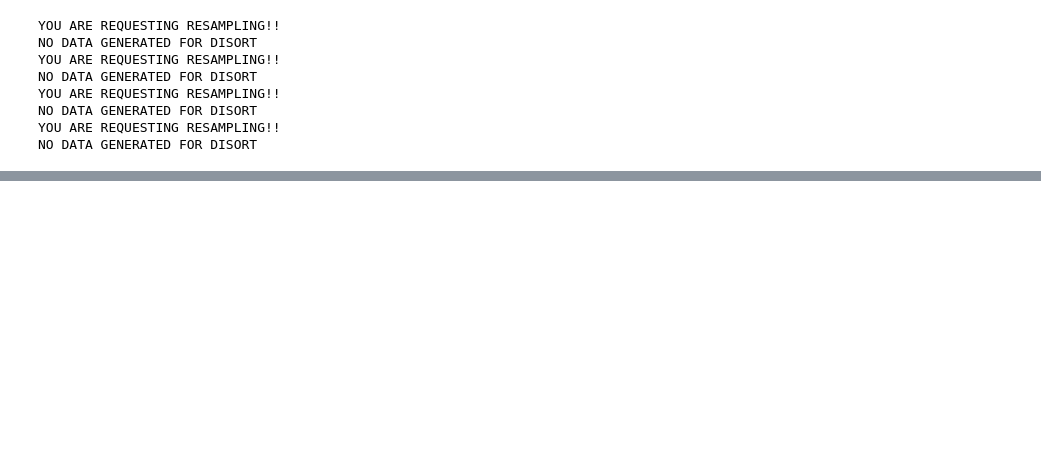
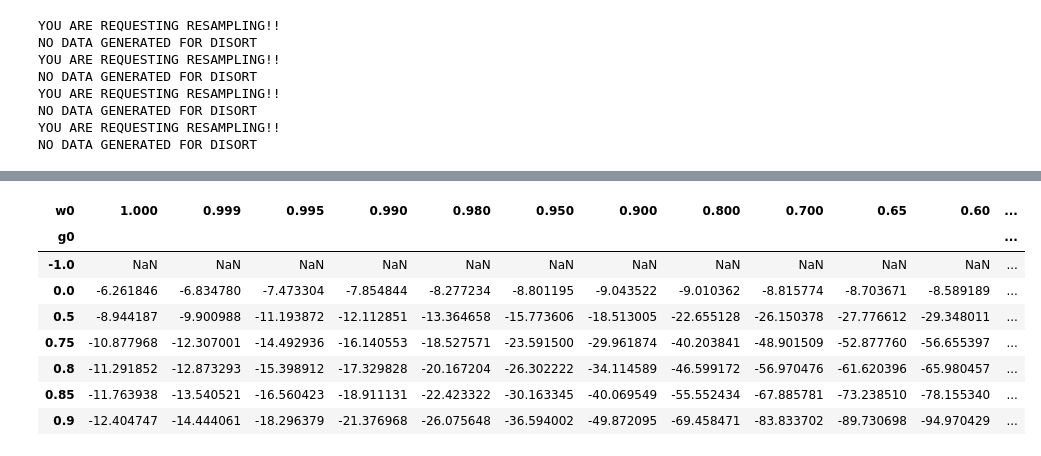
Before and after one commit to natashabatalha/picaso, a Jupyter notebook: docs/notebooks/DISORT_compare.ipynb, the cells around one changed output, grey strips where cells are left out. Saved outputs shown, nothing was run; the diff lists cells and outputs as text; code cells hidden in the pictures; blank space fills up the shorter version.

```diff
--- a/docs/notebooks/DISORT_compare.ipynb
+++ b/docs/notebooks/DISORT_compare.ipynb
@@ -79 +93,13 @@ show(jpi.create_heat_map(quad_SH4, rayleigh=False))
+# %%
+compare_SH
+# %% [output]
+| w0 | 1.000 | 0.999 | 0.995 | 0.990 | 0.980 | 0.950 | 0.900 | 0.800 | 0.700 | 0.65 | 0.60 | ... |
+| g0 |  |  |  |  |  |  |  |  |  |  |  | ... |
+| -1.0 | NaN | NaN | NaN | NaN | NaN | NaN | NaN | NaN | NaN | NaN | NaN | ... |
+| 0.0 | -6.261846 | -6.834780 | -7.473304 | -7.854844 | -8.277234 | -8.801195 | -9.043522 | -9.010362 | -8.815774 | -8.703671 | -8.589189 | ... |
+| 0.5 | -8.944187 | -9.900988 | -11.193872 | -12.112851 | -13.364658 | -15.773606 | -18.513005 | -22.655128 | -26.150378 | -27.776612 | -29.348011 | ... |
+| 0.75 | -10.877968 | -12.307001 | -14.492936 | -16.140553 | -18.527571 | -23.591500 | -29.961874 | -40.203841 | -48.901509 | -52.877760 | -56.655397 | ... |
+| 0.8 | -11.291852 | -12.873293 | -15.398912 | -17.329828 | -20.167204 | -26.302222 | -34.114589 | -46.599172 | -56.970476 | -61.620396 | -65.980457 | ... |
+| 0.85 | -11.763938 | -13.540521 | -16.560423 | -18.911131 | -22.423322 | -30.163345 | -40.069549 | -55.552434 | -67.885781 | -73.238510 | -78.155340 | ... |
+| 0.9 | -12.404747 | -14.444061 | -18.296379 | -21.376968 | -26.075648 | -36.594002 | -49.872095 | -69.458471 | -83.833702 | -89.730698 | -94.970429 | ... |
 # %%
```
Also changed, not shown: parts of 5 cells of this notebook.
